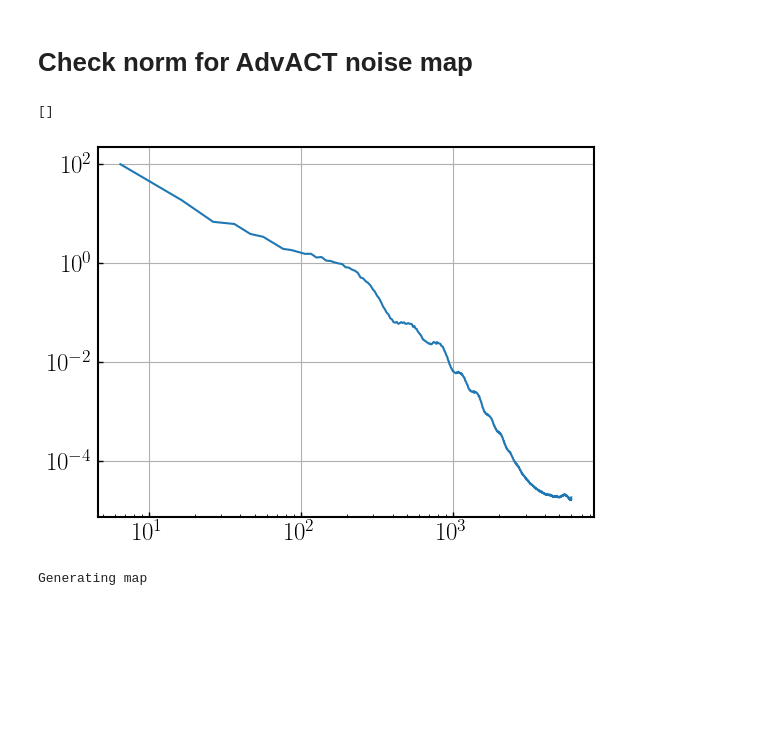
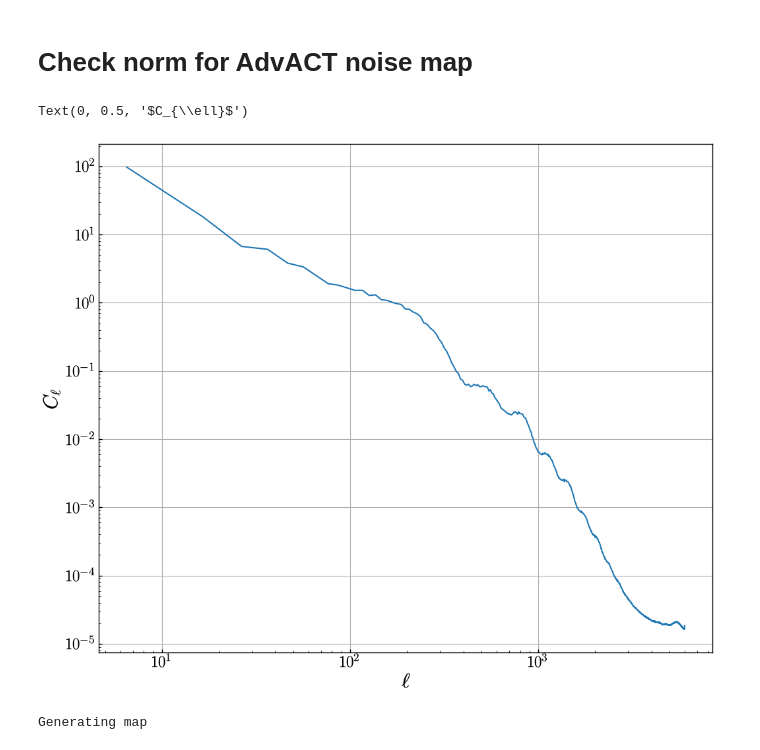
Before and after one commit to theoschutt/patchy_tau_sims, a Jupyter notebook: notebooks/make_expt_noise_maps.ipynb, the cells around one changed output. Drawn from its saved outputs; the diff is of its cells as text; code cells hidden in the pictures; blank space fills up the shorter version.

```diff
--- a/notebooks/make_expt_noise_maps.ipynb
+++ b/notebooks/make_expt_noise_maps.ipynb
@@ -78,13 +78,15 @@ from make_noise_maps import make_cmb, gen_lensed_map, gen_map_from_data_powspec
 # %%
 datadir = '/home/theo/Documents/research/CMB/patchy_tau_sims/data/AdvACT_NILC_cls_fullRes_TT/'
 ell = np.load(datadir+'ells.npy')
 cl = np.load(datadir+'cl_tt.npy')
 cmb = make_cmb()
 plt.plot(ell, cl)
 plt.loglog()
+plt.xlabel(r'$\ell$')
+plt.ylabel(r'$C_{\ell}$')
 # %% [output]
-[]
+Text(0, 0.5, '$C_{\\ell}$')
-[figure, old version]
+[figure, new version]
 # %%
 # kappa_fits = '/home/theo/Documents/research/CMB/patchy_tau_sims/output/fg_maps/kappamap_0.53arcminGauss_correlatedwithTaumap_cmass_10x10_image.fits'
 # lensmap = gen_lensed_map(kappa_fits, 'lencmb0')
```
Also changed, not shown: parts of 1 cell of this notebook, 4 other files.
